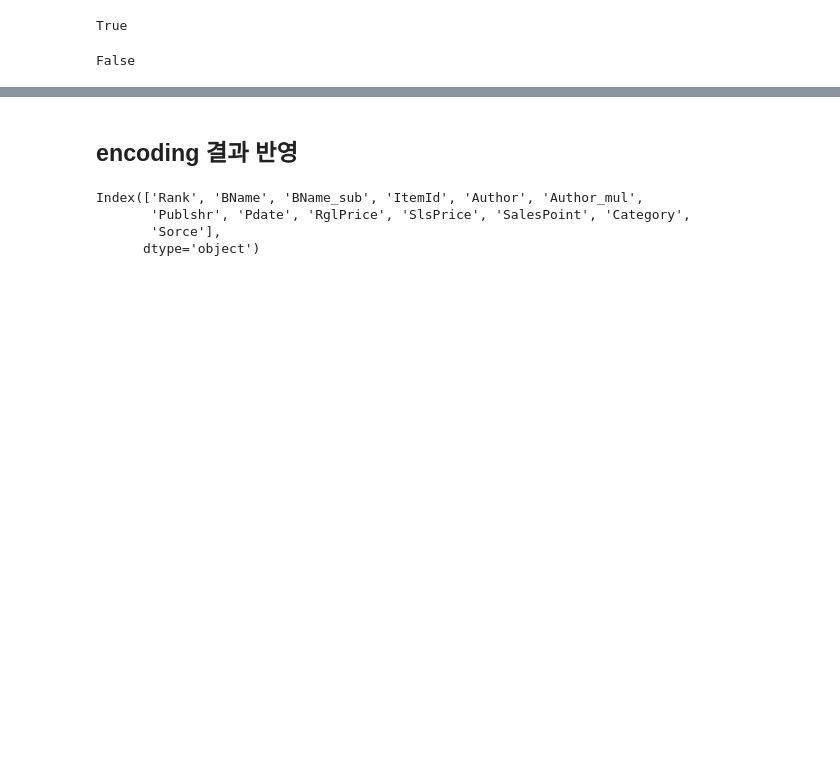
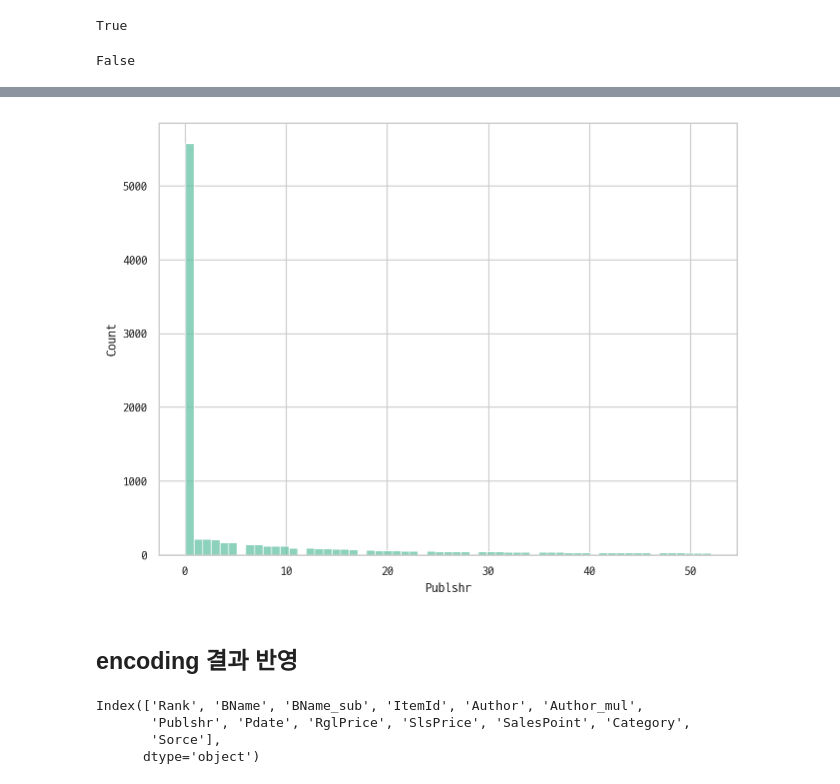
Before and after one commit to kdt-3-second-Project/aladin_usedbook, a Jupyter notebook: research/240716_encoding_bookinfo.ipynb, the cells around one changed output, grey strips where cells are left out. Cells and saved outputs as stored; diff of their text form; code cells hidden in the pictures; blank space fills up the shorter version.

Commit message:
feat/encoding bookinfo

```diff
--- a/research/240716_encoding_bookinfo.ipynb
+++ b/research/240716_encoding_bookinfo.ipynb
@@ -636,0 +671,5 @@ False
+# %%
+publshrs = bookinfo.Publshr
+temp = publshrs.value_counts()
+temp = temp.sort_values(ascending=False)
+temp
@@ -636,0 +694,5 @@ False
+# %%
+encode_publshr = pd.DataFrame({'publshr' : temp.index,'val':np.arange(len(temp))})
+encode_publshr = encode_publshr.set_index('publshr')
+encode_map_publshr=encode_publshr.to_dict()['val']
+encode_map_publshr
@@ -637,3 +717,8 @@ False
+# %%
+encoded_publshr = publshrs.replace(encode_map_publshr)
+sns.histplot(encoded_publshr);
+# %% [output]
+[figure, added]
 # %% [markdown]
 ## encoding 결과 반영
 # %%
```
Also changed, not shown: parts of 19 cells of this notebook, 2 other files.
